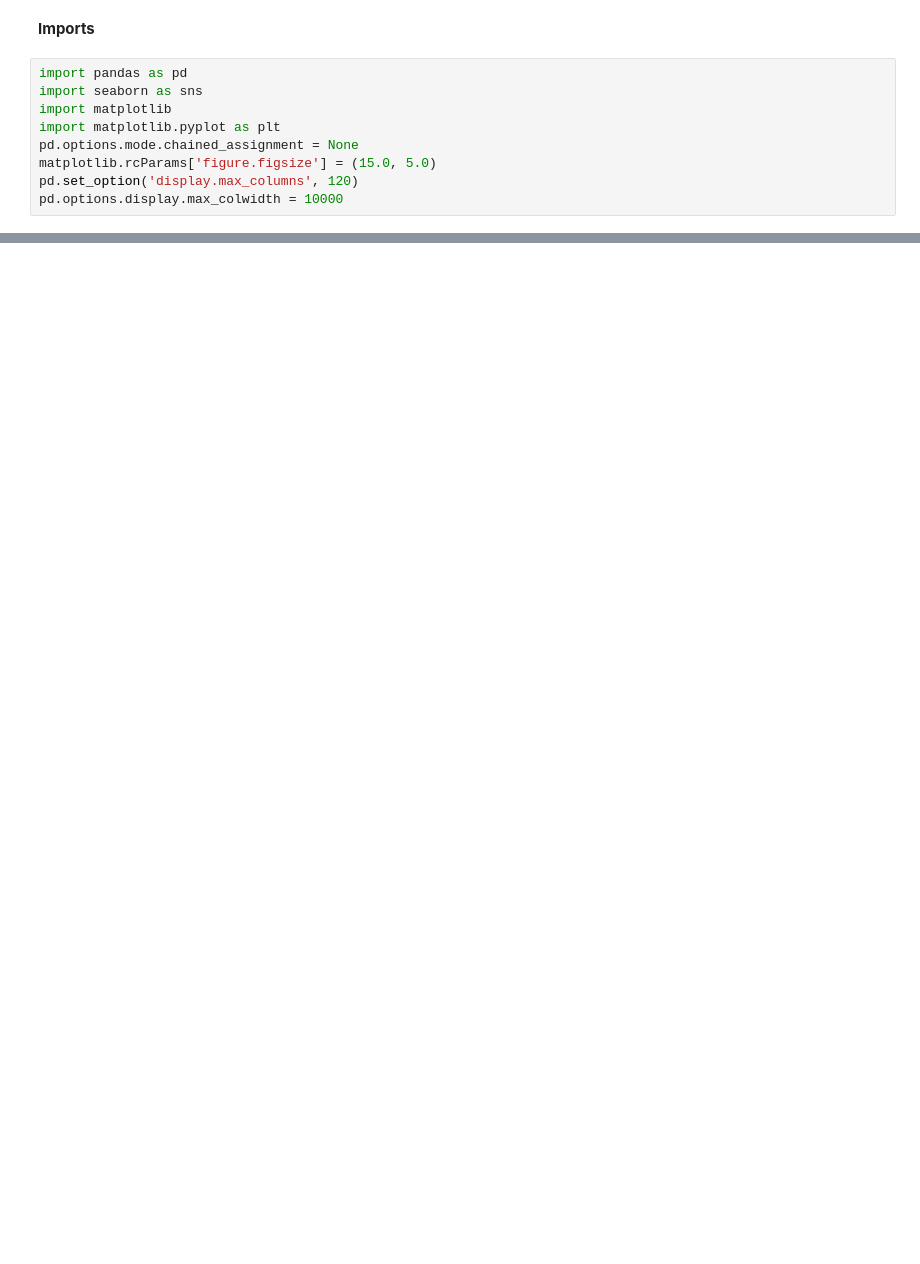
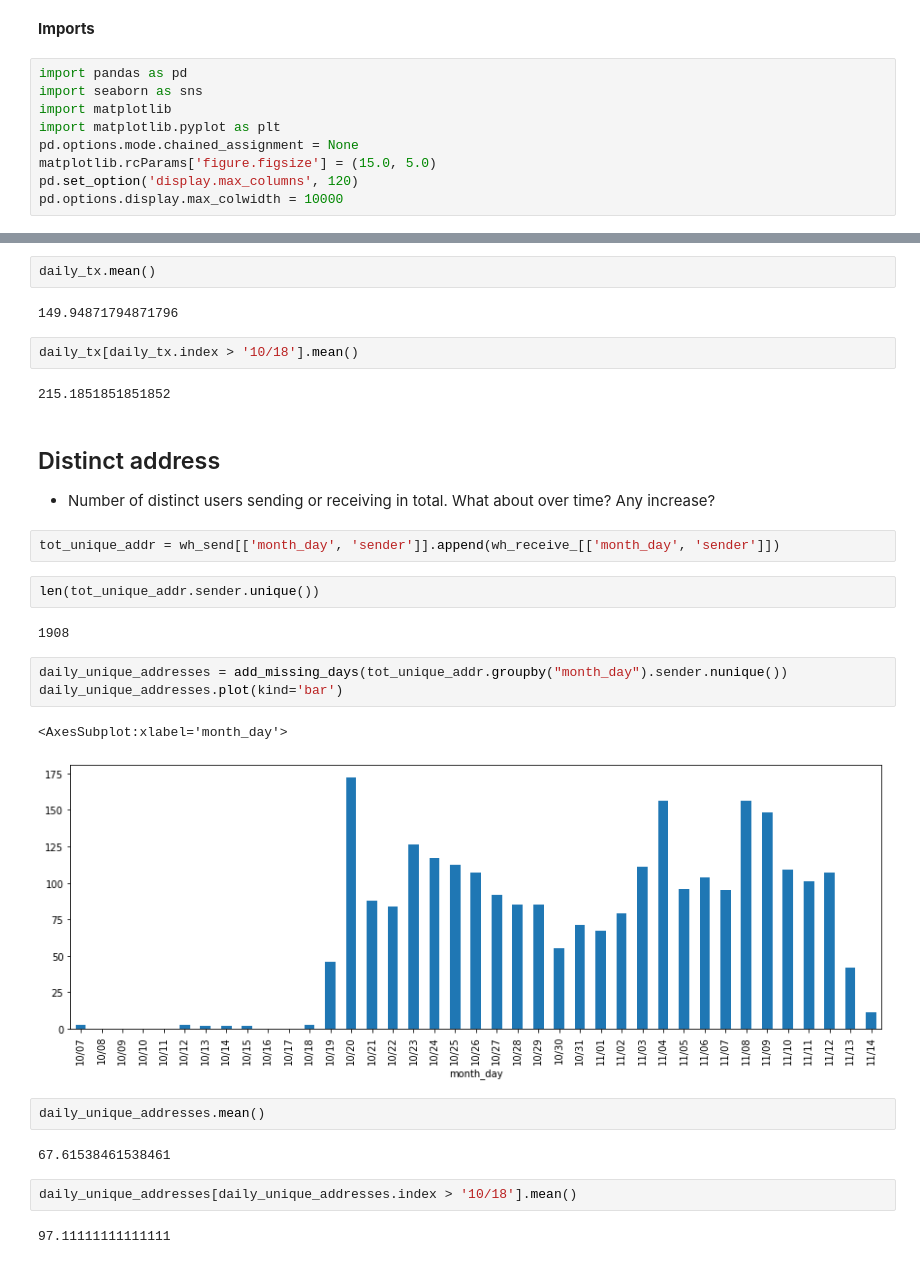
Before and after one commit to IncioMan/on-chain-data-analysis, a Jupyter notebook: wormhole/Terra - Wormhole - Terra Bridge.ipynb, the cells around one changed output, grey strips where cells are left out. Cells and saved outputs as stored; diff of their text form; blank space fills up the shorter version.

```diff
--- a/wormhole/Terra - Wormhole - Terra Bridge.ipynb
+++ b/wormhole/Terra - Wormhole - Terra Bridge.ipynb
@@ -230,0 +184,31 @@ wh_send["recipient_chain_name"].value_counts().plot(kind='barh')
+# %%
+daily_tx.mean()
+# %% [output]
+149.94871794871796
+# %%
+daily_tx[daily_tx.index > '10/18'].mean()
+# %% [output]
+215.1851851851852
+# %% [markdown]
+## Distinct address
+* Number of distinct users sending or receiving in total. What about over time? Any increase?
+# %%
+tot_unique_addr = wh_send[['month_day', 'sender']].append(wh_receive_[['month_day', 'sender']])
+# %%
+len(tot_unique_addr.sender.unique())
+# %% [output]
+1908
+# %%
+daily_unique_addresses = add_missing_days(tot_unique_addr.groupby("month_day").sender.nunique())
+daily_unique_addresses.plot(kind='bar')
+# %% [output]
+<AxesSubplot:xlabel='month_day'>
+[figure, added]
+# %%
+daily_unique_addresses.mean()
+# %% [output]
+67.61538461538461
+# %%
+daily_unique_addresses[daily_unique_addresses.index > '10/18'].mean()
+# %% [output]
+97.11111111111111
```
Also changed, not shown: parts of 58 cells of this notebook.
